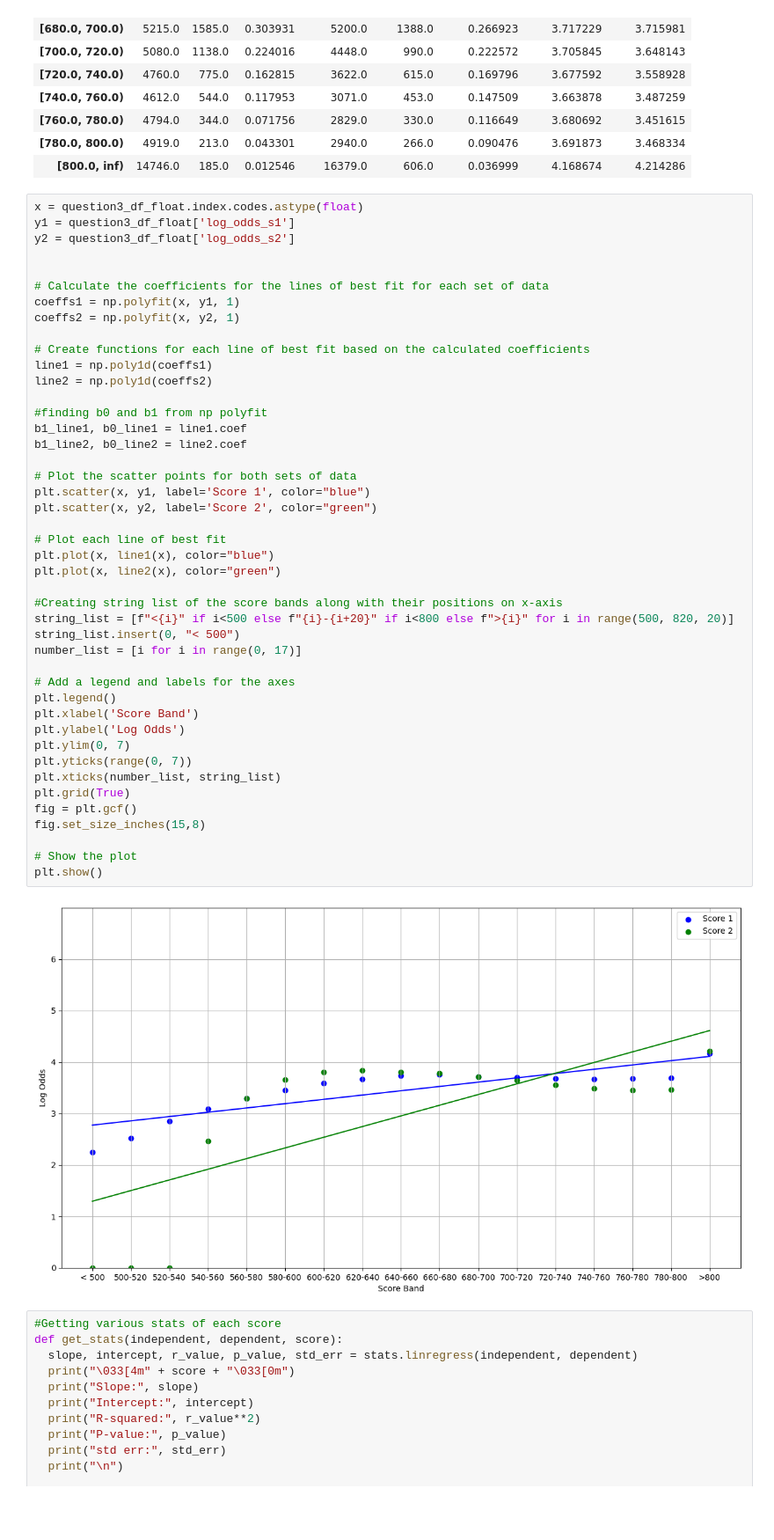
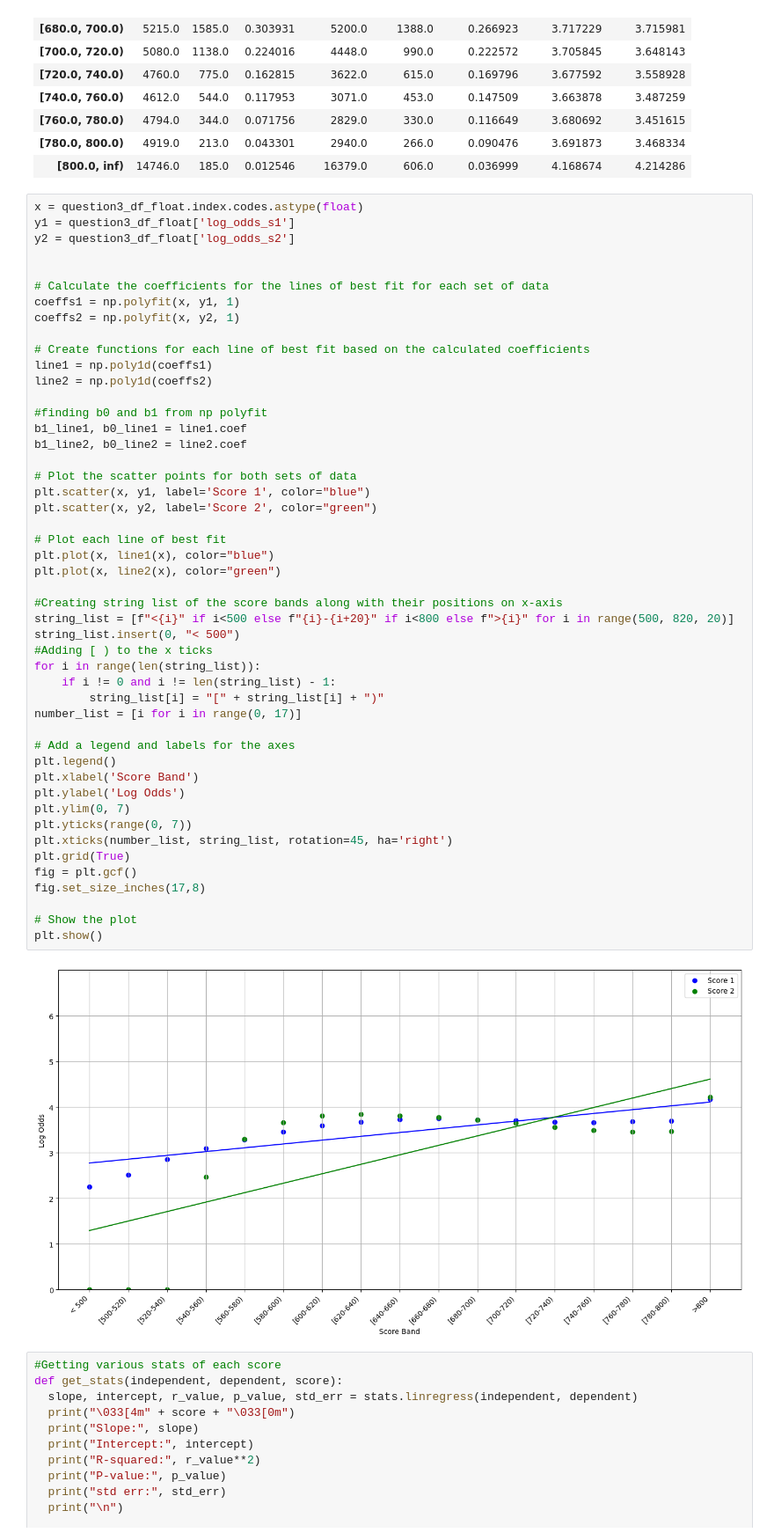
Before and after one commit to thomascourtney/Scoring-rates, a Jupyter notebook: scoring_rates.ipynb, the cells around one changed output. Shown: that part at 88% size. Drawn from its saved outputs; the diff is of its cells as text; blank space fills up the shorter version.

```diff
--- a/scoring_rates.ipynb
+++ b/scoring_rates.ipynb
@@ -168,36 +168,40 @@ line2 = np.poly1d(coeffs2)
 
 #finding b0 and b1 from np polyfit
 b1_line1, b0_line1 = line1.coef
 b1_line2, b0_line2 = line2.coef
 
 # Plot the scatter points for both sets of data
 plt.scatter(x, y1, label='Score 1', color="blue")
 plt.scatter(x, y2, label='Score 2', color="green")
 
 # Plot each line of best fit
 plt.plot(x, line1(x), color="blue")
 plt.plot(x, line2(x), color="green")
 
 #Creating string list of the score bands along with their positions on x-axis
 string_list = [f"<{i}" if i<500 else f"{i}-{i+20}" if i<800 else f">{i}" for i in range(500, 820, 20)]
 string_list.insert(0, "< 500")
+#Adding [ ) to the x ticks
+for i in range(len(string_list)):
+    if i != 0 and i != len(string_list) - 1:
+        string_list[i] = "[" + string_list[i] + ")"
 number_list = [i for i in range(0, 17)]
 
 # Add a legend and labels for the axes
 plt.legend()
 plt.xlabel('Score Band')
 plt.ylabel('Log Odds')
 plt.ylim(0, 7)
 plt.yticks(range(0, 7))
-plt.xticks(number_list, string_list)
+plt.xticks(number_list, string_list, rotation=45, ha='right')
 plt.grid(True)
 fig = plt.gcf()
-fig.set_size_inches(15,8)
+fig.set_size_inches(17,8)
 
 # Show the plot
 plt.show()
 # %% [output]
-[figure, old version]
+[figure, new version]
 # %%
 #Getting various stats of each score
 def get_stats(independent, dependent, score):
```
Also changed, not shown: parts of 1 cell of this notebook.
